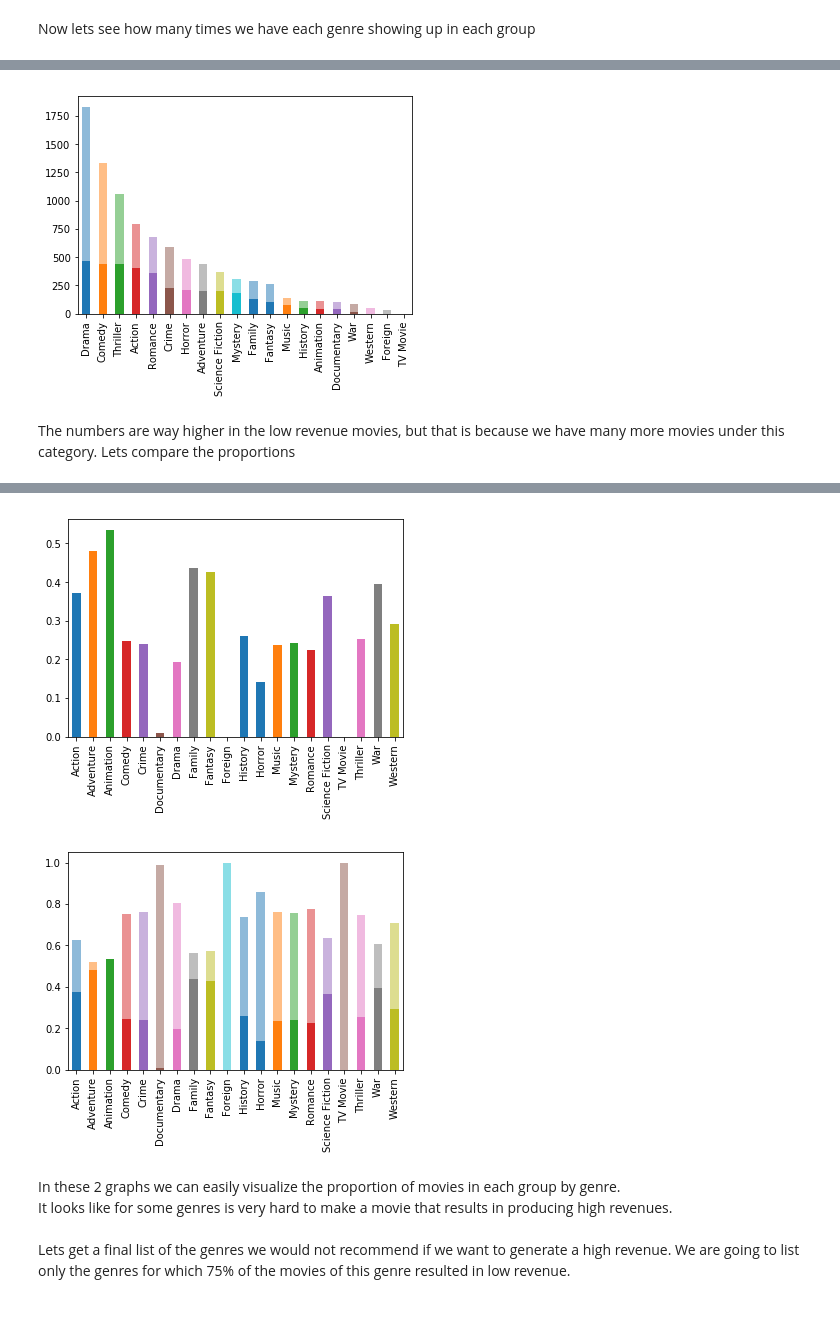
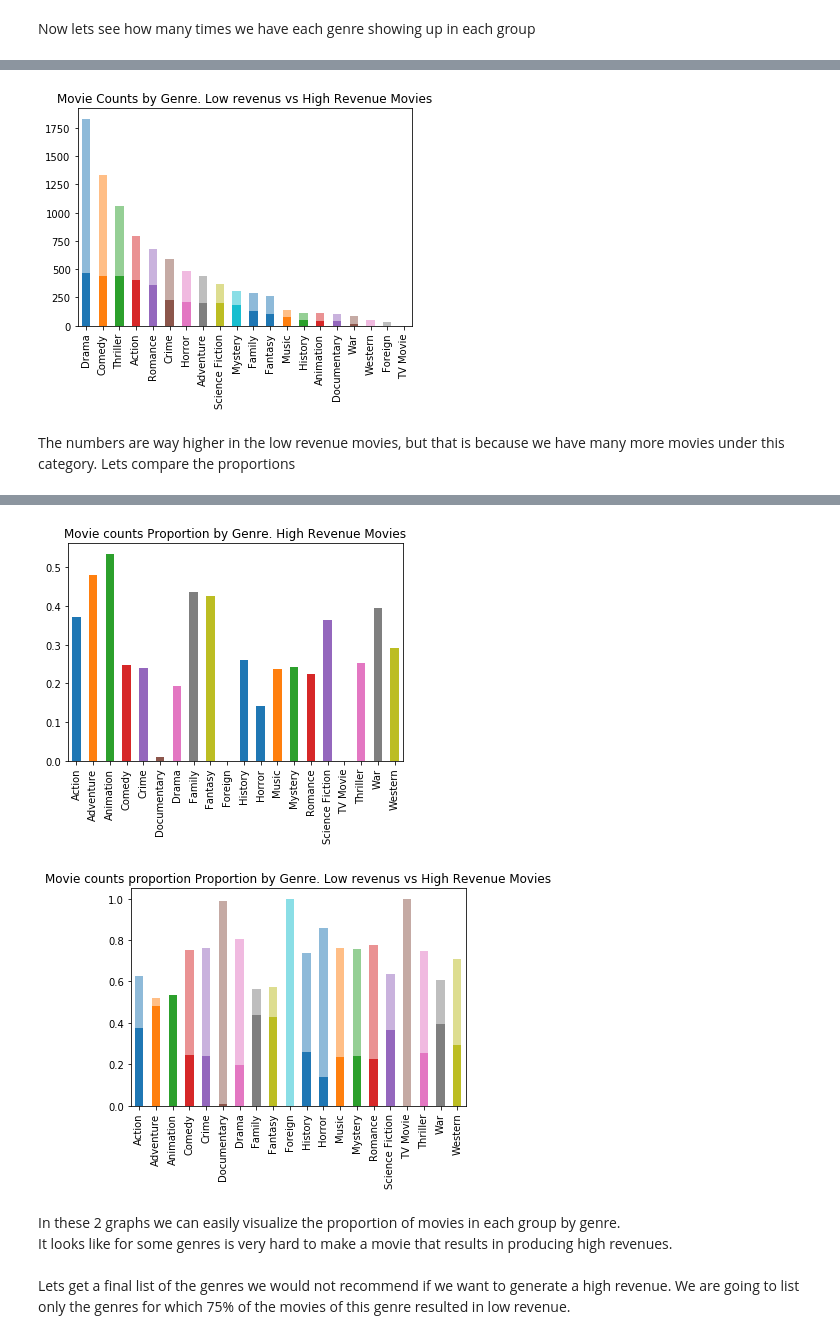
Before and after one commit to gabrielmarcos2001/data-analysis-tmdb, a Jupyter notebook: Investigate_a_Dataset.ipynb, the cells around one changed output, grey strips where cells are left out. Drawn from its saved outputs; the diff is of its cells as text; code cells hidden in the pictures.

```diff
--- a/Investigate_a_Dataset.ipynb
+++ b/Investigate_a_Dataset.ipynb
@@ -1043,10 +1043,10 @@ Foreign              31
 TV Movie              1
 Name: genres, dtype: int64
 # %%
-high_revenue.genres.value_counts().plot(kind='bar')
+high_revenue.genres.value_counts().plot(kind='bar', title='Movie Counts by Genre. Low revenus vs High Revenue Movies')
 low_revenue.genres.value_counts().plot(kind='bar',alpha=0.5);
 # %% [output]
-[figure, old version]
+[figure, new version]
 # %% [markdown]
 The numbers are way higher in the low revenue movies, but that is because we have many more movies under this category. Lets compare the proportions
 # %%
@@ -1090,14 +1090,14 @@ War                0.605839
 Western            0.707692
 Name: genres, dtype: float64
 # %%
-(high_revenue.genres.value_counts()/df_by_genre.genres.value_counts()).plot(kind='bar');
+(high_revenue.genres.value_counts()/df_by_genre.genres.value_counts()).plot(kind='bar', title='Movie counts Proportion by Genre. High Revenue Movies');
 # %% [output]
-[figure, old version]
+[figure, new version]
 # %%
-(high_revenue.genres.value_counts()/df_by_genre.genres.value_counts()).plot(kind='bar')
+(high_revenue.genres.value_counts()/df_by_genre.genres.value_counts()).plot(kind='bar', title='Movie counts proportion Proportion by Genre. Low revenus vs High Revenue Movies')
 (low_revenue.genres.value_counts()/df_by_genre.genres.value_counts()).plot(kind='bar', alpha=0.5);
 # %% [output]
-[figure, old version]
+[figure, new version]
 # %% [markdown]
 In these 2 graphs we can easily visualize the proportion of movies in each group by genre. <br>
 It looks like for some genres is very hard to make a movie that results in producing high revenues. <br>
```
Also changed, not shown: parts of 11 cells of this notebook, 1 other file.
